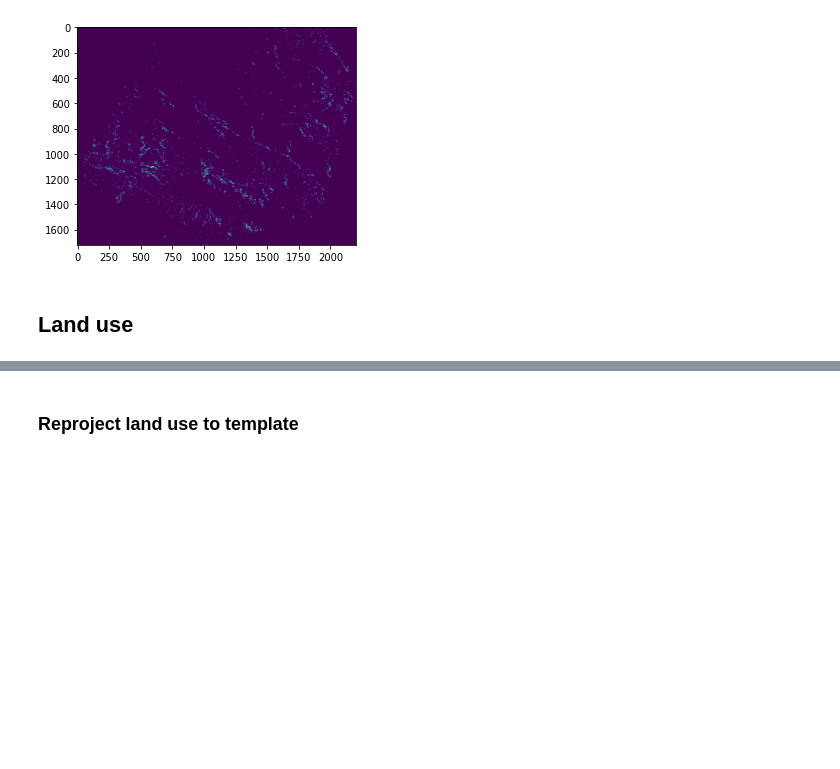
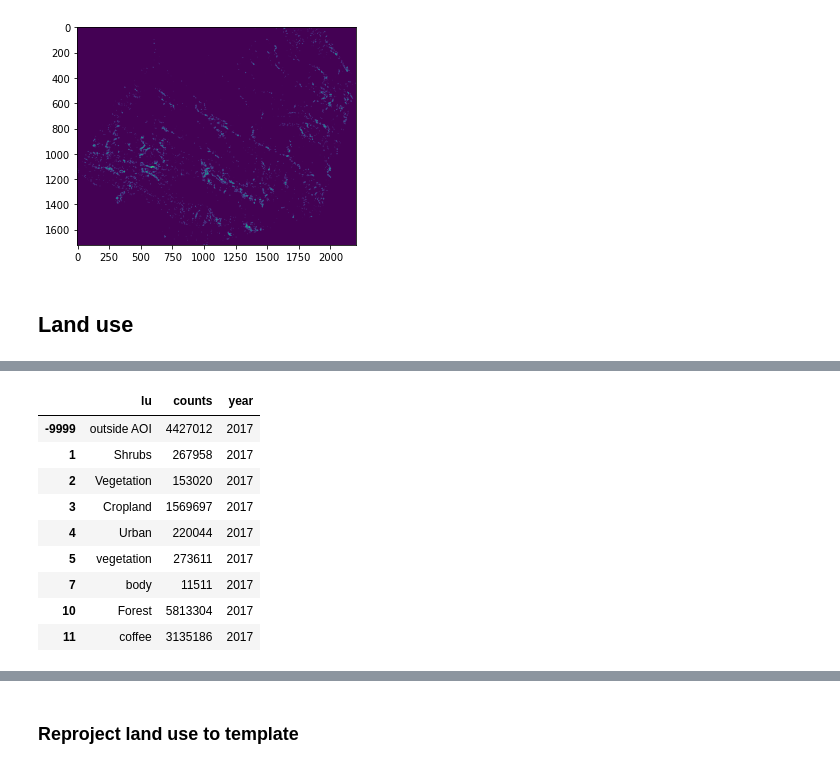
Before and after one commit to pantonar/forest_mind, a Jupyter notebook: analysis/Sense checking deforestation data.ipynb, the cells around one changed output, grey strips where cells are left out. Cells and saved outputs as stored; diff of their text form; code cells hidden in the pictures; blank space fills up the shorter version.

```diff
--- a/analysis/Sense checking deforestation data.ipynb
+++ b/analysis/Sense checking deforestation data.ipynb
@@ -206,0 +222,13 @@ labels.update({-9999:'outside AOI'})
+# %%
+df_lu
+# %% [output]
+|  | lu | counts | year |
+| -9999 | outside AOI | 4427012 | 2017 |
+| 1 | Shrubs | 267958 | 2017 |
+| 2 | Vegetation | 153020 | 2017 |
+| 3 | Cropland | 1569697 | 2017 |
+| 4 | Urban | 220044 | 2017 |
+| 5 | vegetation | 273611 | 2017 |
+| 7 | body | 11511 | 2017 |
+| 10 | Forest | 5813304 | 2017 |
+| 11 | coffee | 3135186 | 2017 |
```
Also changed, not shown: parts of 12 cells of this notebook.
